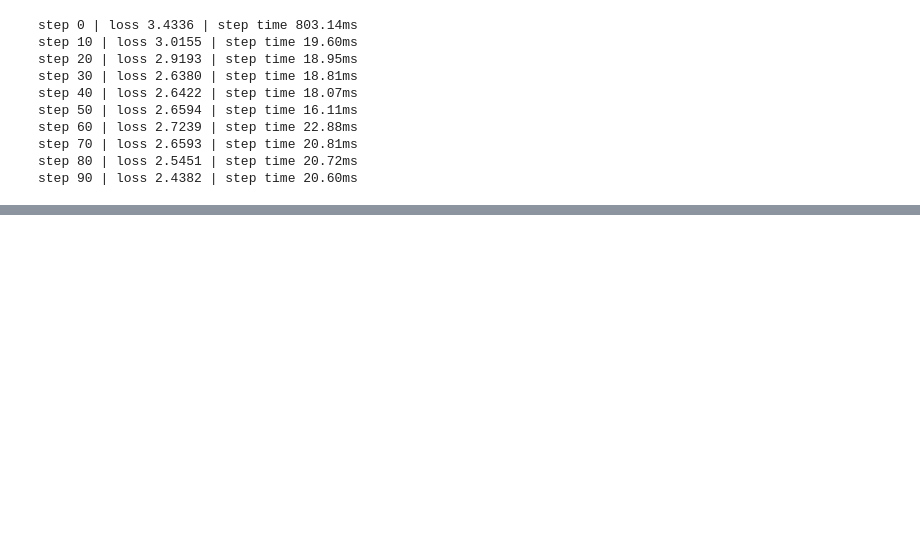
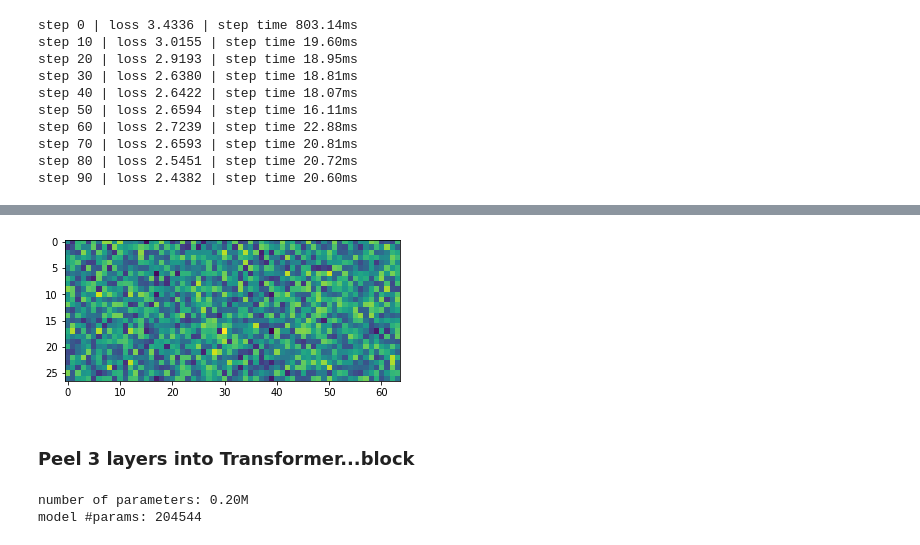
Before and after one commit to allenqm/makemore, a Jupyter notebook: makemore_1.ipynb, the cells around one changed output, grey strips where cells are left out. Drawn from its saved outputs; the diff is of its cells as text; code cells hidden in the pictures; blank space fills up the shorter version.

```diff
--- a/makemore_1.ipynb
+++ b/makemore_1.ipynb
@@ -164,0 +381,45 @@ step 90 | loss 2.4382 | step time 20.60ms
+# %%
+params = dict(model.named_parameters())
+a = params['lm_head.weight'].detach().to('cpu').numpy()
+imgplot = plt.imshow(a)
+plt.show()
+# %% [output]
+[figure, added]
+# %% [markdown]
+### Peel 3 layers into Transformer...block
+# %%
+torch.manual_seed(seed)
+torch.cuda.manual_seed_all(seed)
+
+# init model
+config = mm.ModelConfig(vocab_size=vocab_size, block_size=block_size,
+                   n_layer=n_layer, n_head=n_head,
+                   n_embd=n_embd, n_embd2=n_embd2)
+model = mm.Transformer(config)
+model.to(device)
+print(f"model #params: {sum(p.numel() for p in model.parameters())}")
+# if args.resume or args.sample_only: # note: if we sample-only then we also assume we are resuming
+#     print("resuming from existing model in the workdir")
+#     model.load_state_dict(torch.load(os.path.join(args.work_dir, 'model.pt')))
+# if args.sample_only:
+#     print_samples(num=50)
+#     sys.exit()
+
+# init optimizer
+optimizer = torch.optim.AdamW(
+    model.parameters(),
+    lr=learning_rate,
+    weight_decay=weight_decay,
+    betas=(0.9, 0.99),
+    eps=1e-8
+)
+# init dataloader
+batch_loader = mm.InfiniteDataLoader(
+    train_dataset,
+    batch_size=batch_size,
+    pin_memory=True,
+    num_workers=num_workers
+)
+# %% [output]
+number of parameters: 0.20M
+model #params: 204544
```
Also changed, not shown: parts of 27 cells of this notebook.
